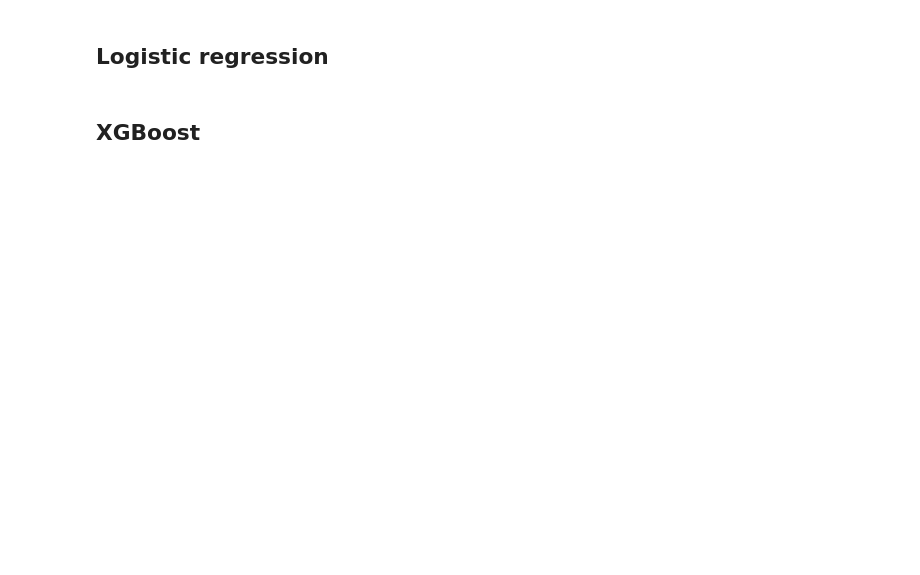
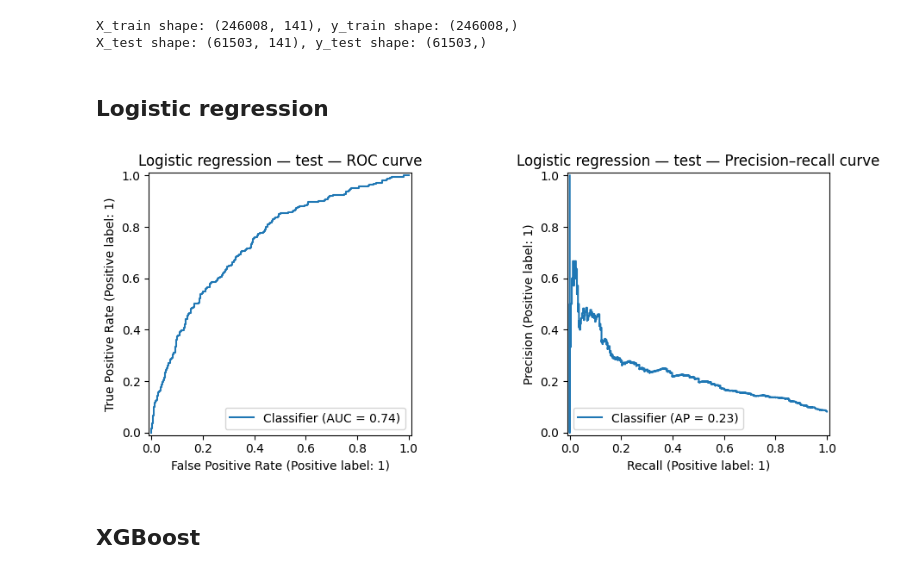
Before and after one commit to BDEvan5/credit-risk-ml, a Jupyter notebook: notebooks/02_modelling.ipynb, the cells around one changed output. Cells and saved outputs as stored; diff of their text form; code cells hidden in the pictures; blank space fills up the shorter version.

Commit message:
feat: add all models and results

```diff
--- a/notebooks/02_modelling.ipynb
+++ b/notebooks/02_modelling.ipynb
@@ -28,0 +30,27 @@ First load (build_feature_matrix): 2.800 s
+# %%
+from sklearn.model_selection import train_test_split
+
+# Dev: set to e.g. 0.05 for a 5% stratified sample (faster fit/debug); None = full data.
+SAMPLE_FRAC = None
+if SAMPLE_FRAC is not None:
+    df = df.sample(
+        frac=SAMPLE_FRAC,
+        random_state=42,  # , stratify=df["TARGET"]
+    ).reset_index(drop=True)
+
+# Base features from `df`: exclude label and applicant id
+X = df.drop(columns=["TARGET", "SK_ID_CURR"])
+y = df["TARGET"]
+
+X_train, X_test, y_train, y_test = train_test_split(
+    X, y, test_size=0.2, random_state=42, stratify=y
+)
+
+cat_cols = X.select_dtypes(include=["object", "string", "category"]).columns.tolist()
+num_cols = [c for c in X.columns if c not in cat_cols]
+
+print(f"X_train shape: {X_train.shape}, y_train shape: {y_train.shape}")
+print(f"X_test shape: {X_test.shape}, y_test shape: {y_test.shape}")
+# %% [output]
+X_train shape: (246008, 141), y_train shape: (246008,)
+X_test shape: (61503, 141), y_test shape: (61503,)
@@ -119,9 +135,9 @@ log_pipeline_run(
 print("Logistic regression — test set")
 print(format_metrics_lines(test_metrics))
 # %%
-fig = plot_roc_pr_curves(
-    y_test, y_score, title_prefix="Logistic regression — test — "
-)
+fig = plot_roc_pr_curves(y_test, y_score, title_prefix="Logistic regression — test — ")
+# %% [output]
+[figure, added]
 # %% [markdown]
 ## XGBoost
 # %%
```
Also changed, not shown: parts of 10 cells of this notebook, 4 other files.
